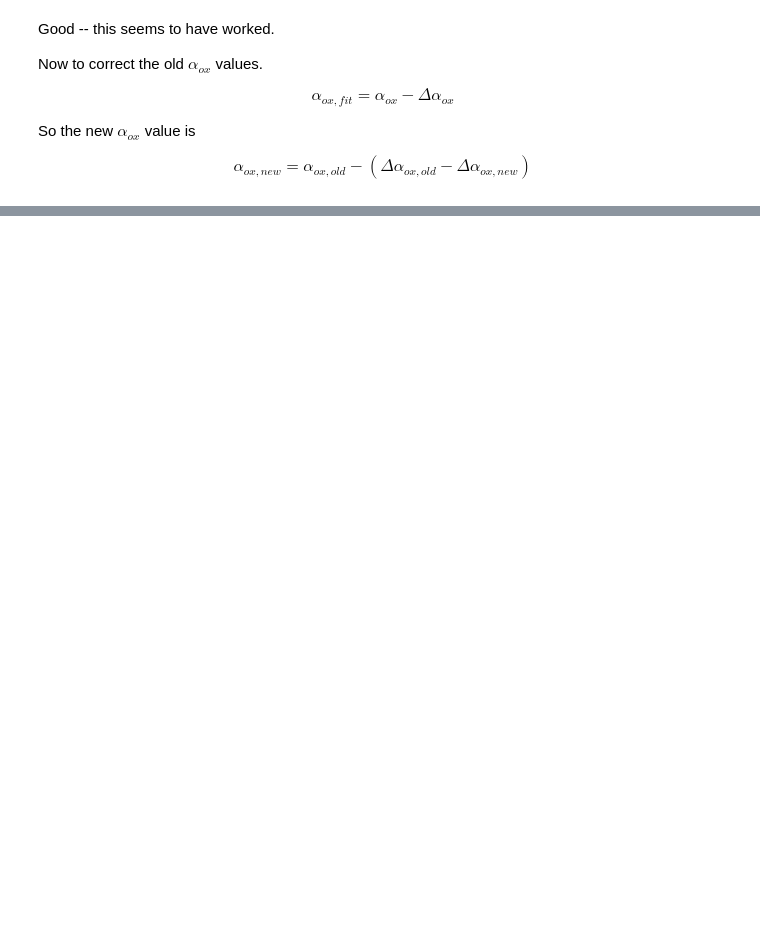
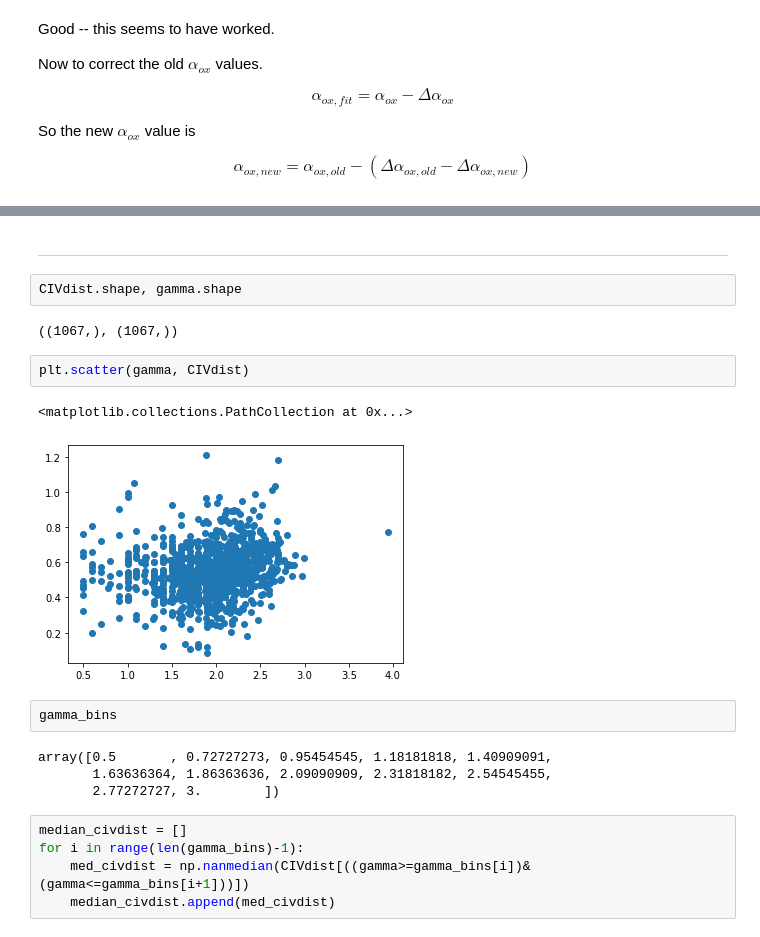
Before and after one commit to trevormccaffrey/Cosmology_Quasars, a Jupyter notebook: Xray_data/gamma_daox_diagonal_corrs_shiftdaox.ipynb, the cells around one changed output, grey strips where cells are left out. Cells and saved outputs as stored; diff of their text form; blank space fills up the shorter version.

```diff
--- a/Xray_data/gamma_daox_diagonal_corrs_shiftdaox.ipynb
+++ b/Xray_data/gamma_daox_diagonal_corrs_shiftdaox.ipynb
@@ -347,0 +348,22 @@ plt.show()
+# %% [markdown]
+----
+# %%
+CIVdist.shape, gamma.shape
+# %% [output]
+((1067,), (1067,))
+# %%
+plt.scatter(gamma, CIVdist)
+# %% [output]
+<matplotlib.collections.PathCollection at 0x...>
+[figure, added]
+# %%
+gamma_bins
+# %% [output]
+array([0.5       , 0.72727273, 0.95454545, 1.18181818, 1.40909091,
+       1.63636364, 1.86363636, 2.09090909, 2.31818182, 2.54545455,
+       2.77272727, 3.        ])
+# %%
+median_civdist = []
+for i in range(len(gamma_bins)-1):
+    med_civdist = np.nanmedian(CIVdist[((gamma>=gamma_bins[i])&(gamma<=gamma_bins[i+1]))])
+    median_civdist.append(med_civdist)
```
Also changed, not shown: parts of 22 cells of this notebook, 1 other file.
